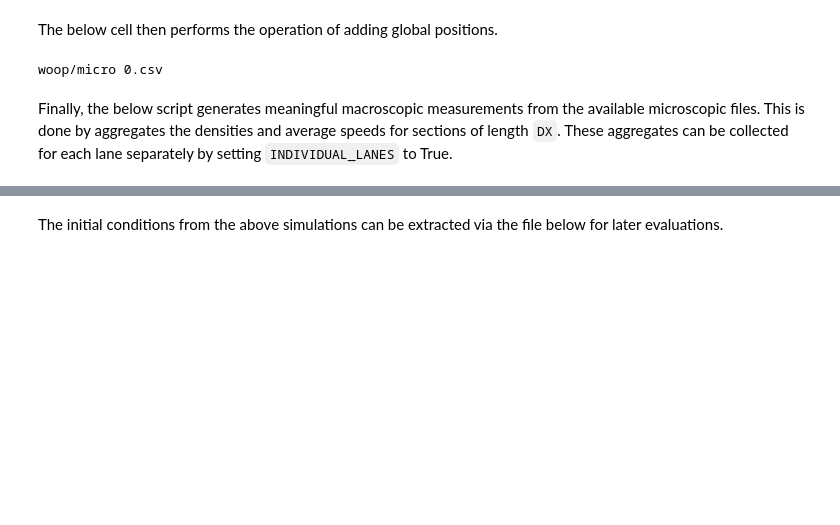
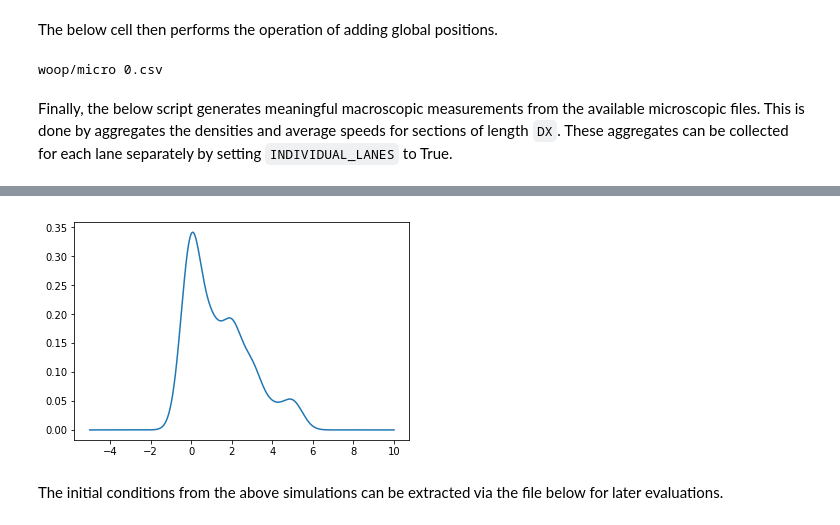
Before and after one commit to AboudyKreidieh/mbrl-traffic, a Jupyter notebook: experiments/plotting_results.ipynb, the cells around one changed output, grey strips where cells are left out. Drawn from its saved outputs; the diff is of its cells as text; code cells hidden in the pictures; blank space fills up the shorter version.

```diff
--- a/experiments/plotting_results.ipynb
+++ b/experiments/plotting_results.ipynb
@@ -277,3 +343,8 @@ results/highway-single/baseline/sumo-idm/3000 49
+# %%
+plot_kde(gaussian, data, a = 0.5)
+# the density values in this plot need to be alligned with the points on the road.
+# %% [output]
+[figure, added]
 # %% [markdown]
 The initial conditions from the above simulations can be extracted via the file below for later evaluations.
 # %%
```
Also changed, not shown: parts of 4 cells of this notebook.
